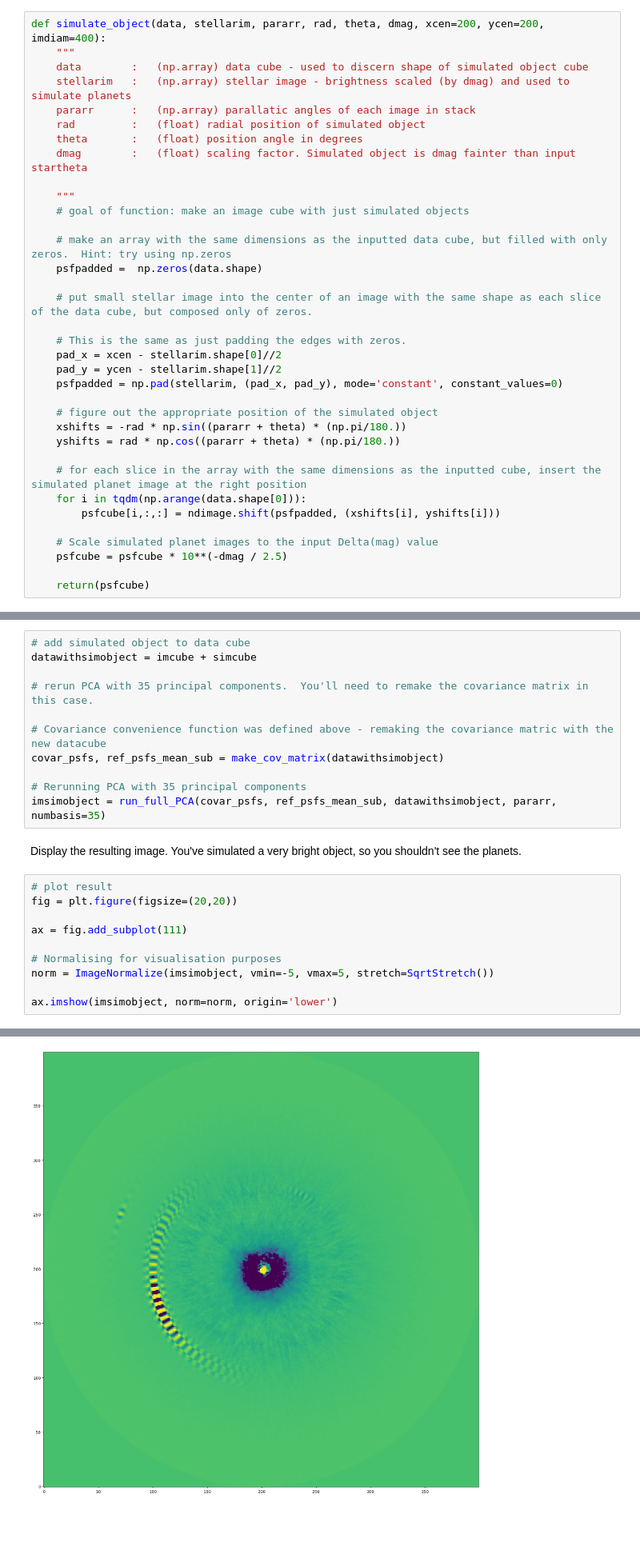
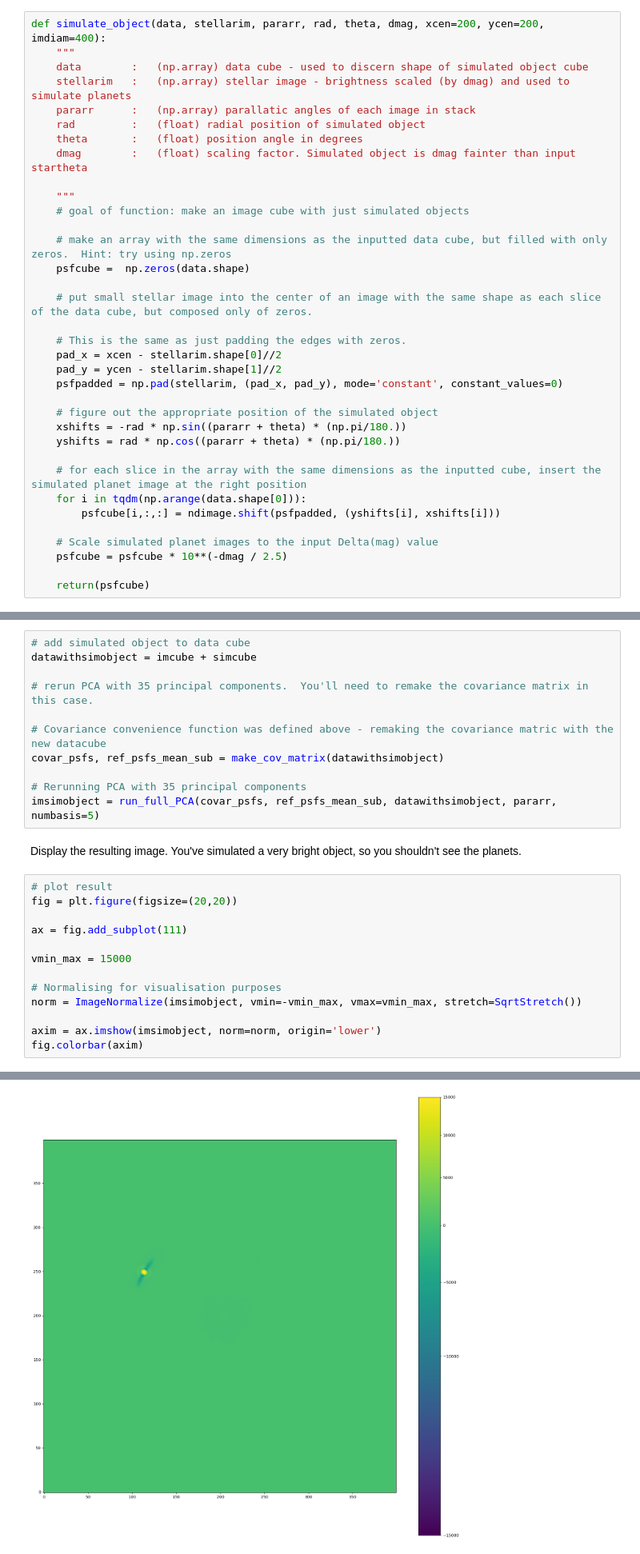
Before and after one commit to francesmcginley/SIA_checkpoint2, a Jupyter notebook: SIA_checkpoint3_separation_and_mass_of_exoplanets_d220224_v003_PROBLEM.ipynb, the cells around one changed output, grey strips where cells are left out. Shown at 80% size. Saved outputs shown, nothing was run; the diff lists cells and outputs as text; blank space fills up the shorter version.

```diff
--- a/SIA_checkpoint3_separation_and_mass_of_exoplanets_d220224_v003_PROBLEM.ipynb
+++ b/SIA_checkpoint3_separation_and_mass_of_exoplanets_d220224_v003_PROBLEM.ipynb
@@ -338,7 +344,7 @@ def simulate_object(data, stellarim, pararr, rad, theta, dmag, xcen=200, ycen=20
     # goal of function: make an image cube with just simulated objects
 
     # make an array with the same dimensions as the inputted data cube, but filled with only zeros.  Hint: try using np.zeros
-    psfpadded =  np.zeros(data.shape)
+    psfcube =  np.zeros(data.shape)
 
     # put small stellar image into the center of an image with the same shape as each slice of the data cube, but composed only of zeros.
 
@@ -353,7 +359,7 @@ def simulate_object(data, stellarim, pararr, rad, theta, dmag, xcen=200, ycen=20
 
     # for each slice in the array with the same dimensions as the inputted cube, insert the simulated planet image at the right position
     for i in tqdm(np.arange(data.shape[0])):
-        psfcube[i,:,:] = ndimage.shift(psfpadded, (xshifts[i], yshifts[i]))
+        psfcube[i,:,:] = ndimage.shift(psfpadded, (yshifts[i], xshifts[i]))
 
     # Scale simulated planet images to the input Delta(mag) value
     psfcube = psfcube * 10**(-dmag / 2.5)
@@ -396,7 +399,7 @@ datawithsimobject = imcube + simcube
 covar_psfs, ref_psfs_mean_sub = make_cov_matrix(datawithsimobject)
 
 # Rerunning PCA with 35 principal components
-imsimobject = run_full_PCA(covar_psfs, ref_psfs_mean_sub, datawithsimobject, pararr, numbasis=35)
+imsimobject = run_full_PCA(covar_psfs, ref_psfs_mean_sub, datawithsimobject, pararr, numbasis=5)
 # %% [markdown]
 Display the resulting image.  You've simulated a very bright object, so you shouldn't see the planets.
 # %%
@@ -405,8 +408,11 @@ fig = plt.figure(figsize=(20,20))
 
 ax = fig.add_subplot(111)
 
+vmin_max = 15000
+
 # Normalising for visualisation purposes
-norm = ImageNormalize(imsimobject, vmin=-5, vmax=5, stretch=SqrtStretch())
+norm = ImageNormalize(imsimobject, vmin=-vmin_max, vmax=vmin_max, stretch=SqrtStretch())
 
-ax.imshow(imsimobject, norm=norm, origin='lower')
+axim = ax.imshow(imsimobject, norm=norm, origin='lower')
+fig.colorbar(axim)
 # %% [output]
@@ -414,4 +420,4 @@ ax.imshow(imsimobject, norm=norm, origin='lower')
-[figure, old version]
+[figure, new version]
 # %% [markdown]
 Now that your simulation code is working, let's simulate a faint exoplanet.  Simulate an object at the same radius and position angle as before, but with dmag = 12.5.
 # %%
```
Also changed, not shown: parts of 11 cells of this notebook.
